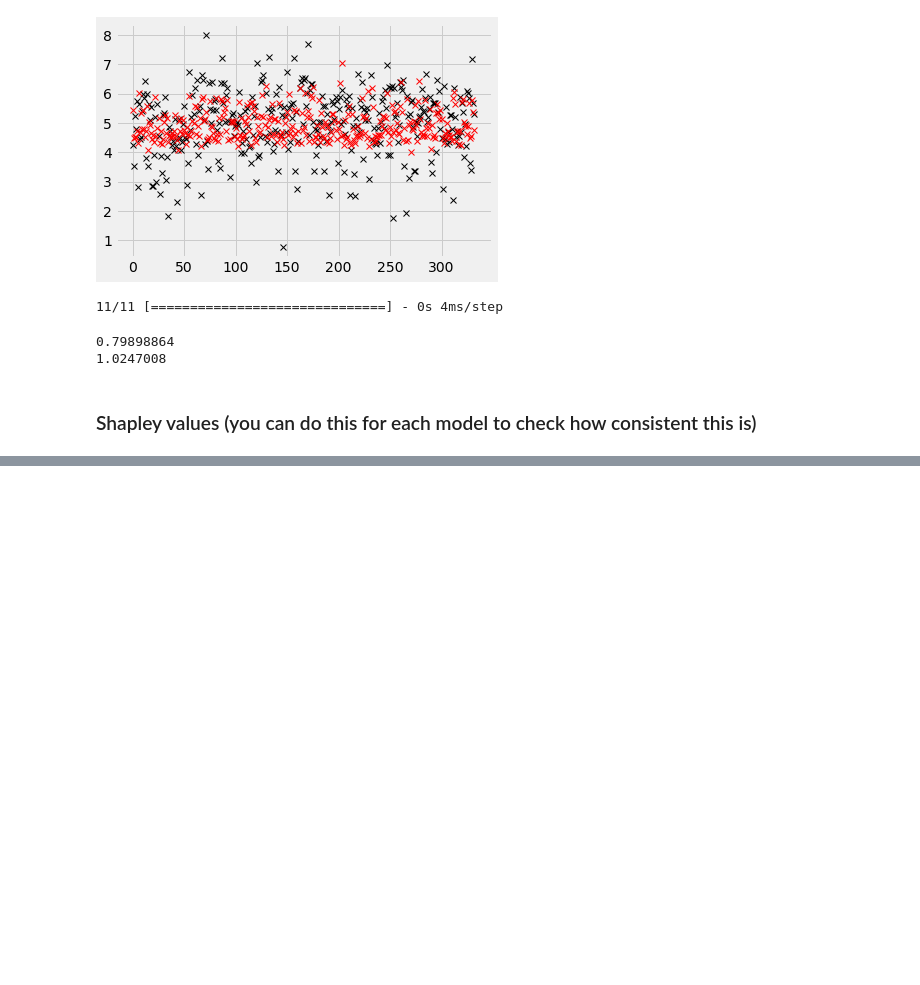
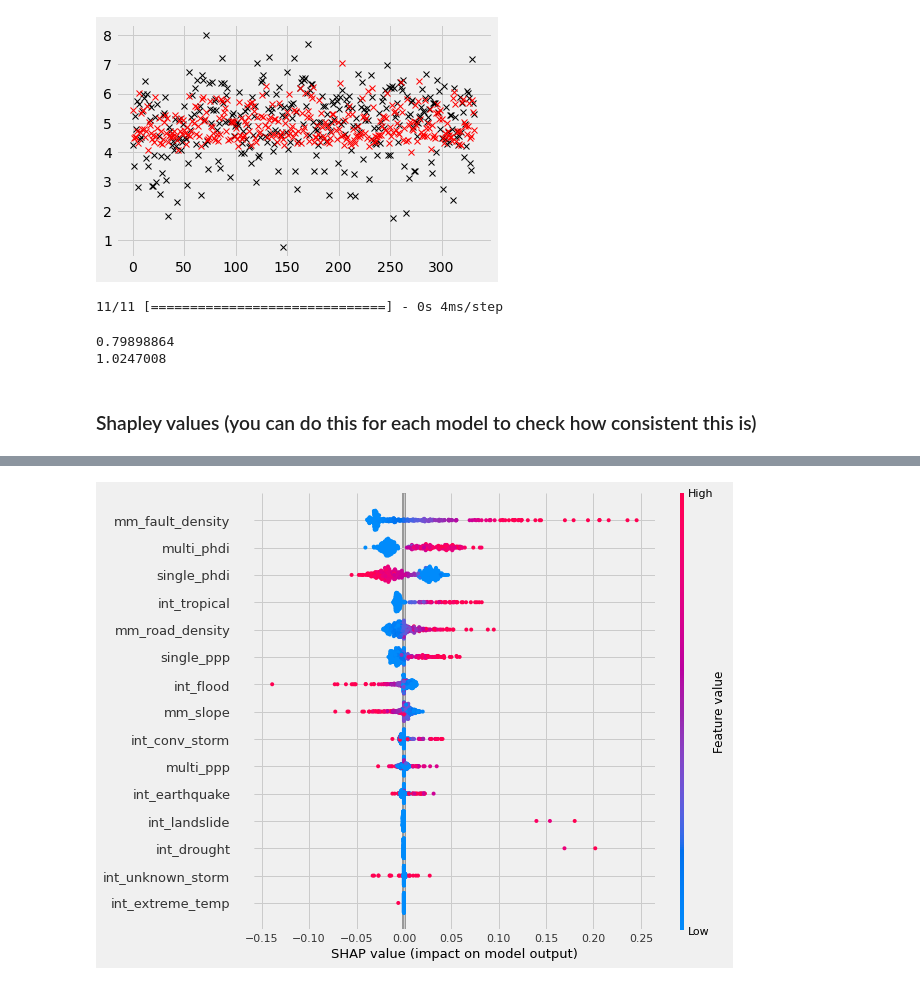
Before and after one commit to RuoyingDai/Thesis_Multi_hazard, a Jupyter notebook: main/nn_multiple_models.ipynb, the cells around one changed output, grey strips where cells are left out. Cells and saved outputs as stored; diff of their text form; code cells hidden in the pictures; blank space fills up the shorter version.

```diff
--- a/main/nn_multiple_models.ipynb
+++ b/main/nn_multiple_models.ipynb
@@ -401,0 +401,6 @@ shap.force_plot(e.expected_value[0], shap_values[0][0], features = features)
+# %%
+#%% overall SHAP value plot
+s = np.mean(shap_values, axis = 0)
+shap.summary_plot(s, X_test)
+# %% [output]
+[figure, added]
```
Also changed, not shown: parts of 8 cells of this notebook, 6 other files.
